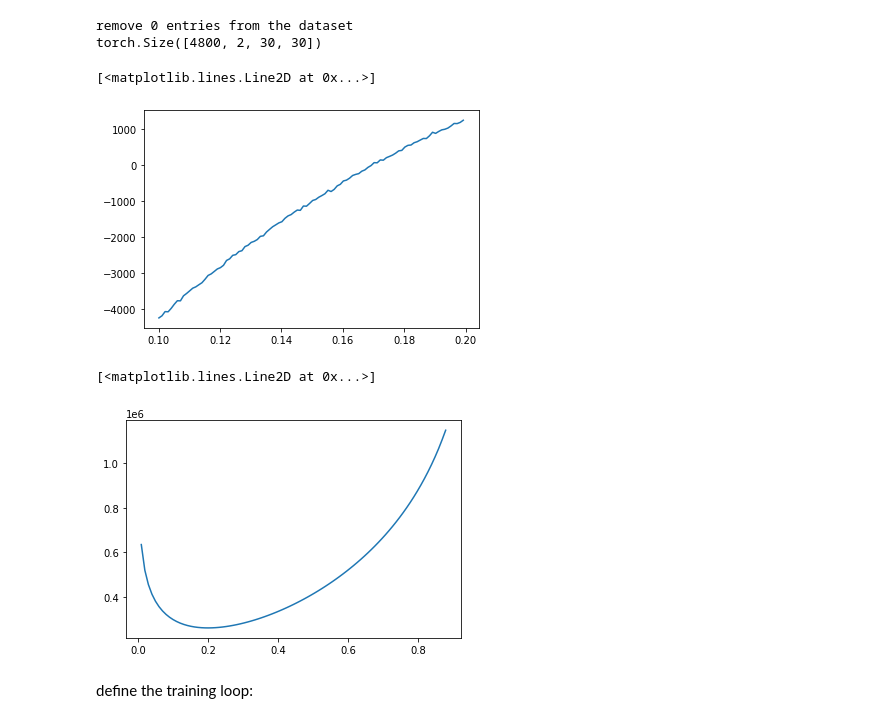
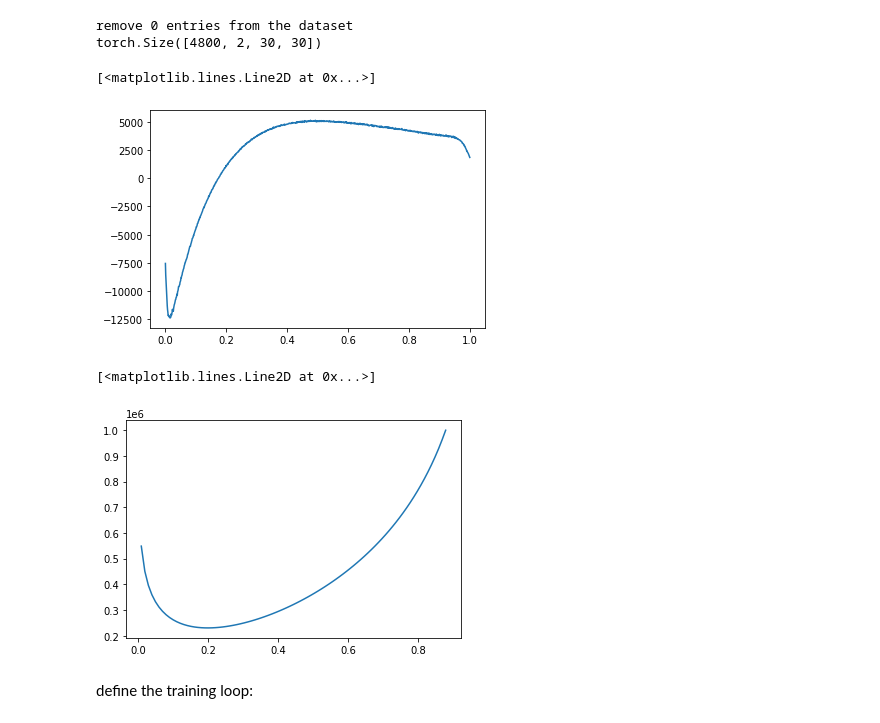
Before and after one commit to JanSchering/Thesis, a Jupyter notebook: si_model/SI_Experiment3.ipynb, the cells around one changed output. Drawn from its saved outputs; the diff is of its cells as text; code cells hidden in the pictures.

```diff
--- a/si_model/SI_Experiment3.ipynb
+++ b/si_model/SI_Experiment3.ipynb
@@ -63,7 +64,7 @@ def model_approx(grids: t.Tensor, beta: t.Tensor) -> t.Tensor:
     #   if the residual is positive, the cell should be infected ( < spread_likelihood)
     #   if the residual is negative, the cell should stay healthy ( > spread_likelihood)
     #   if the cell was already infected, no update should be applied
-    update_mask = heaviside(residuals, k=30) * healthy_mask
+    update_mask = heaviside(residuals, k=35) * healthy_mask
     # apply the update to the current state
     return grids + update_mask
 # %% [markdown]
@@ -198,7 +199,7 @@ beta = t.tensor(0.2)
 obs = model(x_t, t.tensor(0.6))
 betas = []
 for i in tqdm(range(10_000)):
-    beta = update(beta, x_t, obs, 0.01)
+    beta = update(beta, x_t, obs, 1e-5)
     betas.append(beta.detach())
 
 plt.plot(np.arange(len(betas)), t.tensor(betas))
@@ -280,10 +281,10 @@ for beta in tqdm(betas):
     gradient = t.autograd.grad(dist, beta)[0]
     grads.append(gradient.detach().clone())
 # %%
-plt.plot(betas[100:200].cpu(), t.tensor(grads[100:200]).cpu())
+plt.plot(betas.cpu(), t.tensor(grads).cpu())
 # %% [output]
 [<matplotlib.lines.Line2D at 0x...>]
-[figure, old version]
+[figure, new version]
 # %%
 betas = t.linspace(0.0, 1.0, 100)
 betas = betas.cuda()
@@ -302,7 +303,7 @@ for beta in tqdm(betas):
 plt.plot(betas.cpu(), t.tensor(likelihoods))
 # %% [output]
 [<matplotlib.lines.Line2D at 0x...>]
-[figure, old version]
+[figure, new version]
 # %% [markdown]
 define the training loop:
 # %%
```
Also changed, not shown: parts of 11 cells of this notebook.
